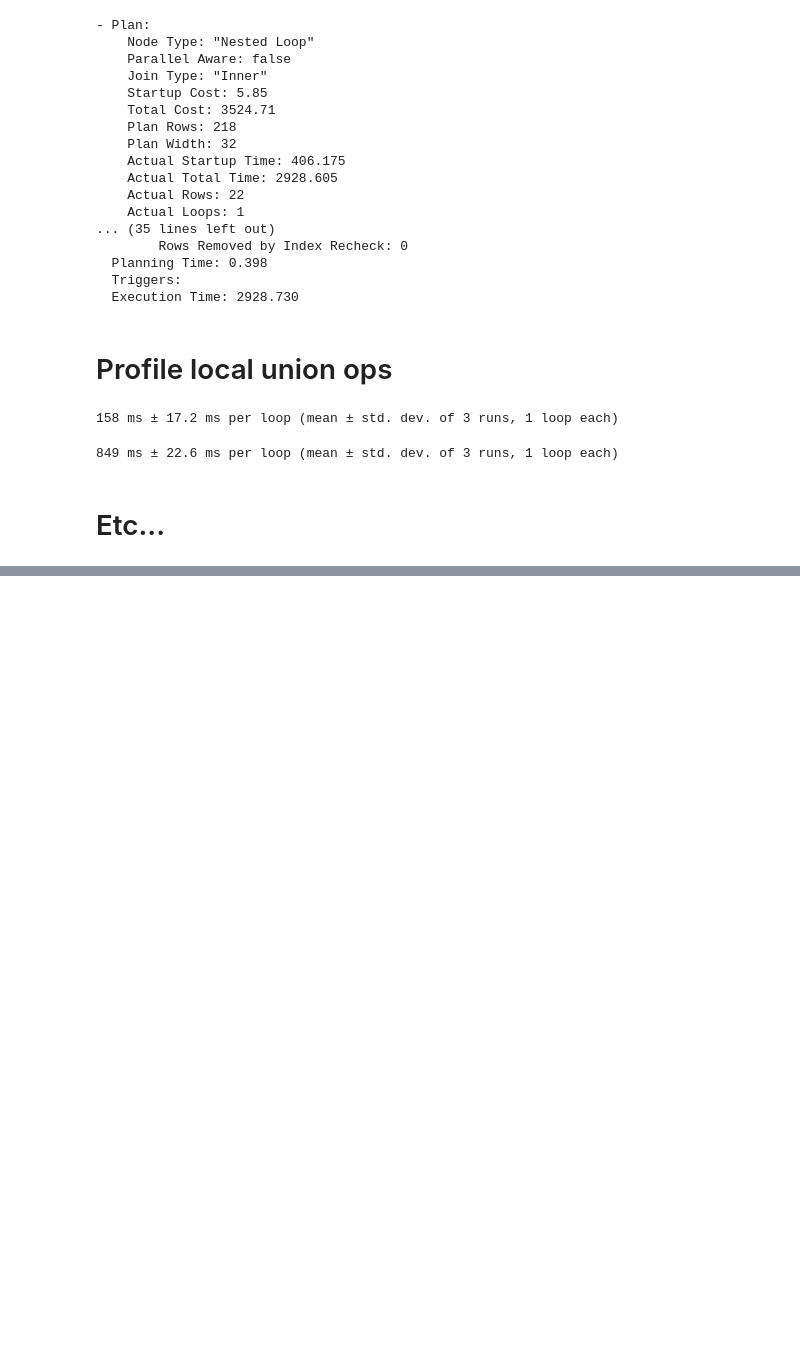
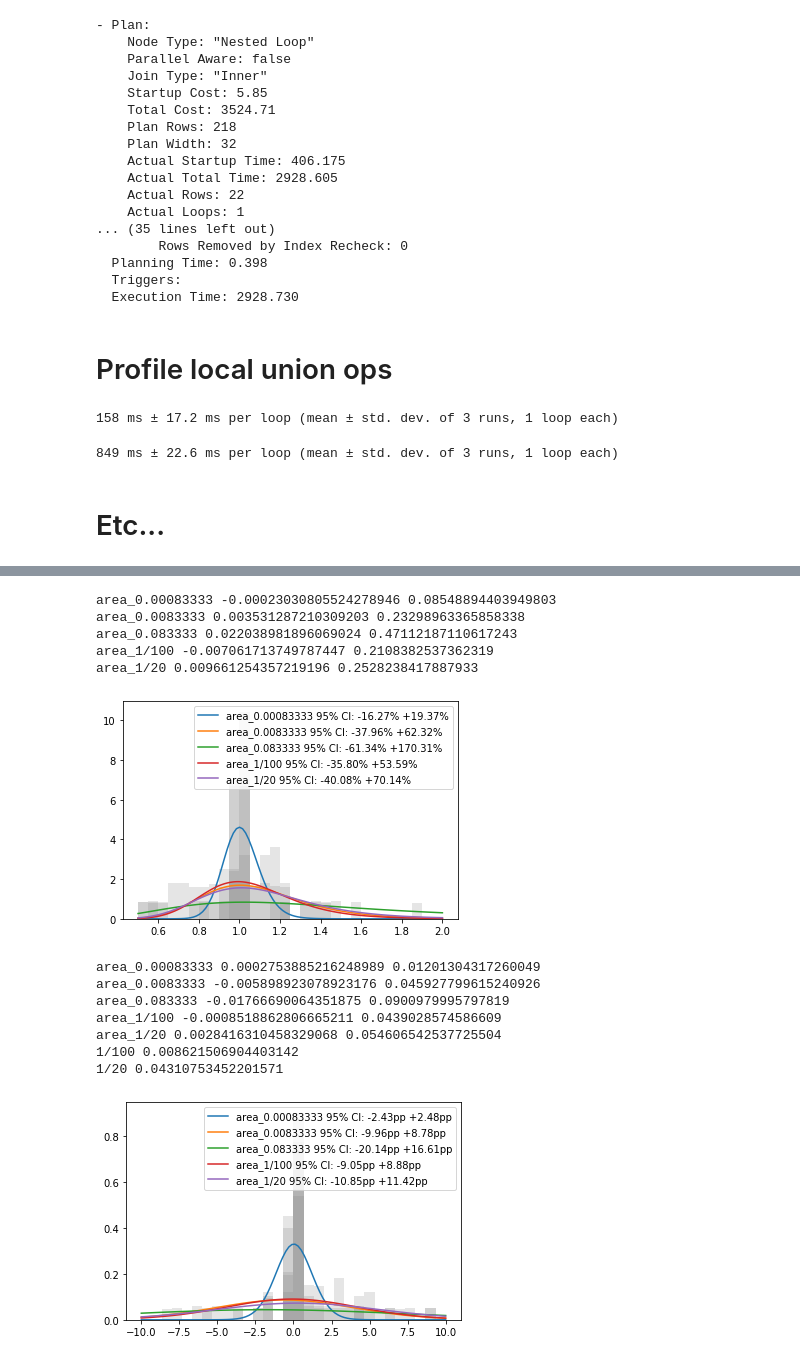
Before and after one commit to fgassert/eeNotebooks, a Jupyter notebook: notebooks/postgis test.ipynb, the cells around one changed output, grey strips where cells are left out. Saved outputs shown, nothing was run; the diff lists cells and outputs as text; code cells hidden in the pictures; blank space fills up the shorter version.

```diff
--- a/notebooks/postgis test.ipynb
+++ b/notebooks/postgis test.ipynb
@@ -318,0 +456,60 @@ df.sort_values('st_memsize')
+# %%
+actual = worst_df['area_0']
+tolerances = [
+    0.00083333, #3sec ~100m
+    0.0083333, #30sec ~1km
+    0.083333, #5min ~10km
+    '1/100', # tolerance at sqrt(area)/100
+    '1/20', # tolerance at sqrt(area)/20
+]
+for t in tolerances:
+    area_col = "area_{}".format(t)
+    err = worst_df[area_col] / actual
+    ln_err = np.log(err)
+    ln_err = ln_err[ln_err.notna()]
+    dof = len(ln_err)-1
+    mu = np.mean(ln_err)
+    sigma = np.std(ln_err, ddof=1)
+    print(area_col, mu, sigma)
+    x = np.linspace(.5, 2, 100)
+    y = scipy.stats.t.pdf(np.log(x), dof, mu, sigma)
+    ci = (np.exp(scipy.stats.t.interval(.95, dof, mu, sigma))-1)*100;
+    plt.hist(err[err.notna()], range=[.5, 2], color='gray', alpha=.2, bins=30, density=True)
+    plt.plot(x, y, label="{} 95% CI: {:.2f}% +{:.2f}%".format(area_col, ci[0], ci[1]))
+    plt.legend()
+
+plt.show()
+actual = worst_df['area_0']/worst_df['st_area']
+for t in tolerances:
+    area_col = "area_{}".format(t)
+    err = (worst_df[area_col]/worst_df['st_area']) - actual
+    err = err[err.notna()]
+    dof = len(err)-1
+    mu = np.mean(err)
+    sigma = np.std(err, ddof=1)
+    print(area_col, mu, sigma)
+    x = np.linspace(-.1, .1, 100)
+    y = scipy.stats.t.pdf(x, dof, mu, sigma)/100
+    ci = scipy.stats.t.interval(.95, dof, mu, sigma)
+    plt.hist(err*100, range=[-10, 10], color='gray', alpha=.2, bins=30, density=True)
+    plt.plot(x*100, y, label="{} 95% CI: {:.2f}pp +{:.2f}pp".format(area_col, ci[0]*100, ci[1]*100))
+    plt.legend()
+
+
+print('1/100', (worst_df['est_edge']/100).mean())
+print('1/20', (worst_df['est_edge']/20).mean())
+# %% [output]
+area_0.00083333 -0.00023030805524278946 0.08548894403949803
+area_0.0083333 0.003531287210309203 0.23298963365858338
+area_0.083333 0.022038981896069024 0.47112187110617243
+area_1/100 -0.007061713749787447 0.2108382537362319
+area_1/20 0.009661254357219196 0.2528238417887933
+[figure, added]
+area_0.00083333 0.0002753885216248989 0.01201304317260049
+area_0.0083333 -0.005898923078923176 0.045927799615240926
+area_0.083333 -0.01766690064351875 0.0900979995797819
+area_1/100 -0.0008518862806665211 0.0439028574586609
+area_1/20 0.0028416310458329068 0.054606542537725504
+1/100 0.008621506904403142
+1/20 0.04310753452201571
+[figure, added]
```
Also changed, not shown: parts of 12 cells of this notebook, 2 other files.
